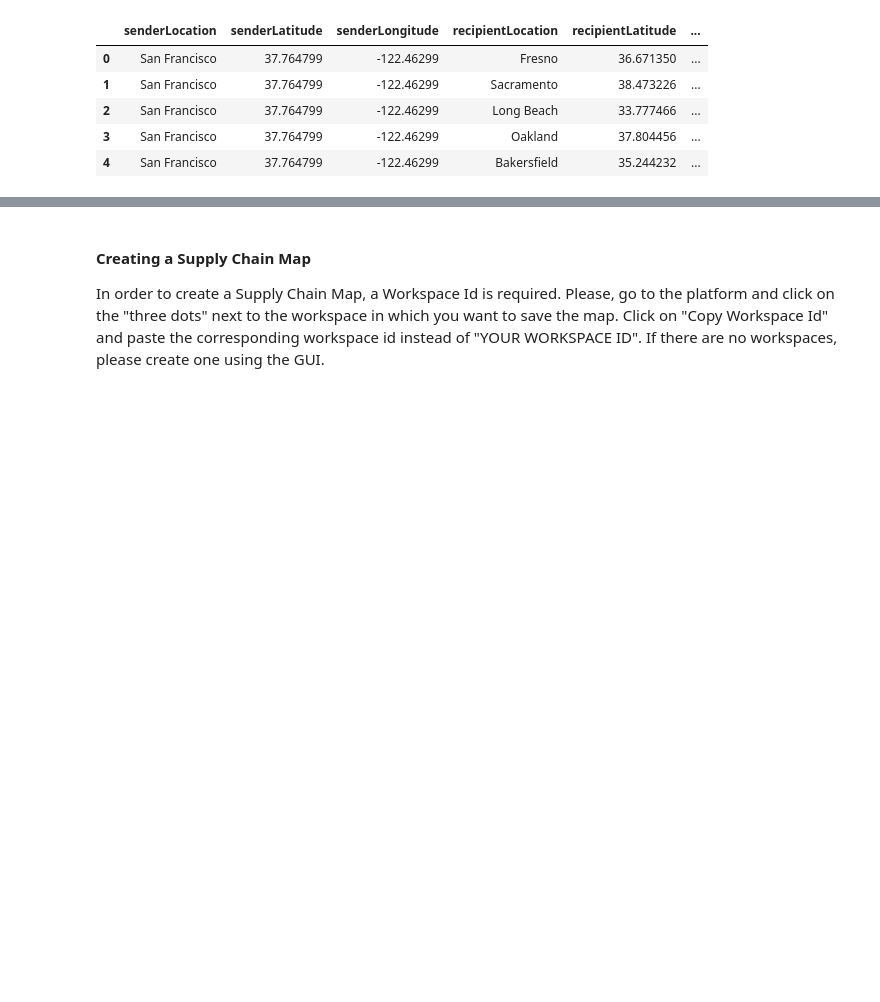
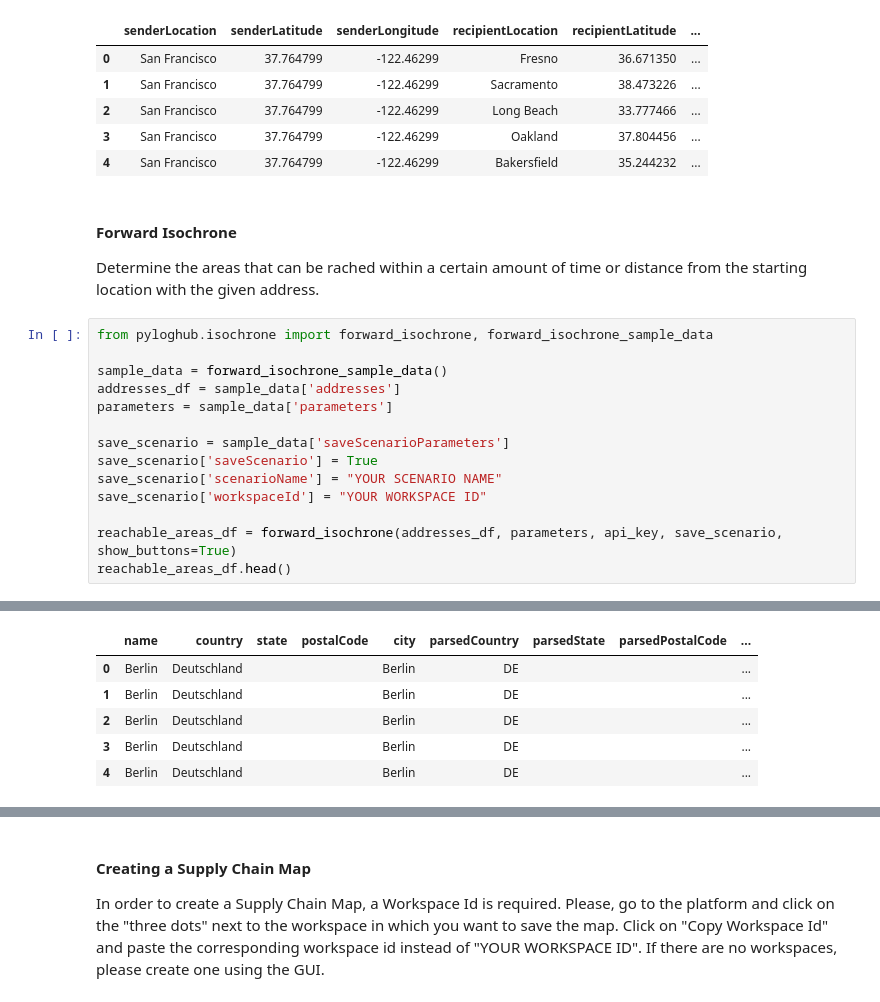
Before and after one commit to log-hub/log-hub-python, a Jupyter notebook: examples/pyloghub_package_demo.ipynb, the cells around one changed output, grey strips where cells are left out. Cells and saved outputs as stored; diff of their text form; blank space fills up the shorter version.

```diff
--- a/examples/pyloghub_package_demo.ipynb
+++ b/examples/pyloghub_package_demo.ipynb
@@ -211,3 +211,21 @@ reverse_distance_calculation_df.head()
 | 2 | San Francisco | 37.764799 | -122.46299 | Long Beach | 33.777466 | ... |
 | 3 | San Francisco | 37.764799 | -122.46299 | Oakland | 37.804456 | ... |
 | 4 | San Francisco | 37.764799 | -122.46299 | Bakersfield | 35.244232 | ... |
+# %% [markdown]
+#### Forward Isochrone
+Determine the areas that can be rached within a certain amount of time or distance from the starting location with the given address.
+# %%
+from pyloghub.isochrone import forward_isochrone, forward_isochrone_sample_data
+
+sample_data = forward_isochrone_sample_data()
+addresses_df = sample_data['addresses']
+parameters = sample_data['parameters']
+
+save_scenario = sample_data['saveScenarioParameters']
+save_scenario['saveScenario'] = True
+save_scenario['scenarioName'] = "YOUR SCENARIO NAME"
+save_scenario['workspaceId'] = "YOUR WORKSPACE ID"
+
+reachable_areas_df = forward_isochrone(addresses_df, parameters, api_key, save_scenario, show_buttons=True)
+reachable_areas_df.head()
+# %% [output]
@@ -213,0 +233,6 @@ reverse_distance_calculation_df.head()
+|  | name | country | state | postalCode | city | parsedCountry | parsedState | parsedPostalCode | ... |
+| 0 | Berlin | Deutschland |  |  | Berlin | DE |  |  | ... |
+| 1 | Berlin | Deutschland |  |  | Berlin | DE |  |  | ... |
+| 2 | Berlin | Deutschland |  |  | Berlin | DE |  |  | ... |
+| 3 | Berlin | Deutschland |  |  | Berlin | DE |  |  | ... |
+| 4 | Berlin | Deutschland |  |  | Berlin | DE |  |  | ... |
```
Also changed, not shown: parts of 16 cells of this notebook.
